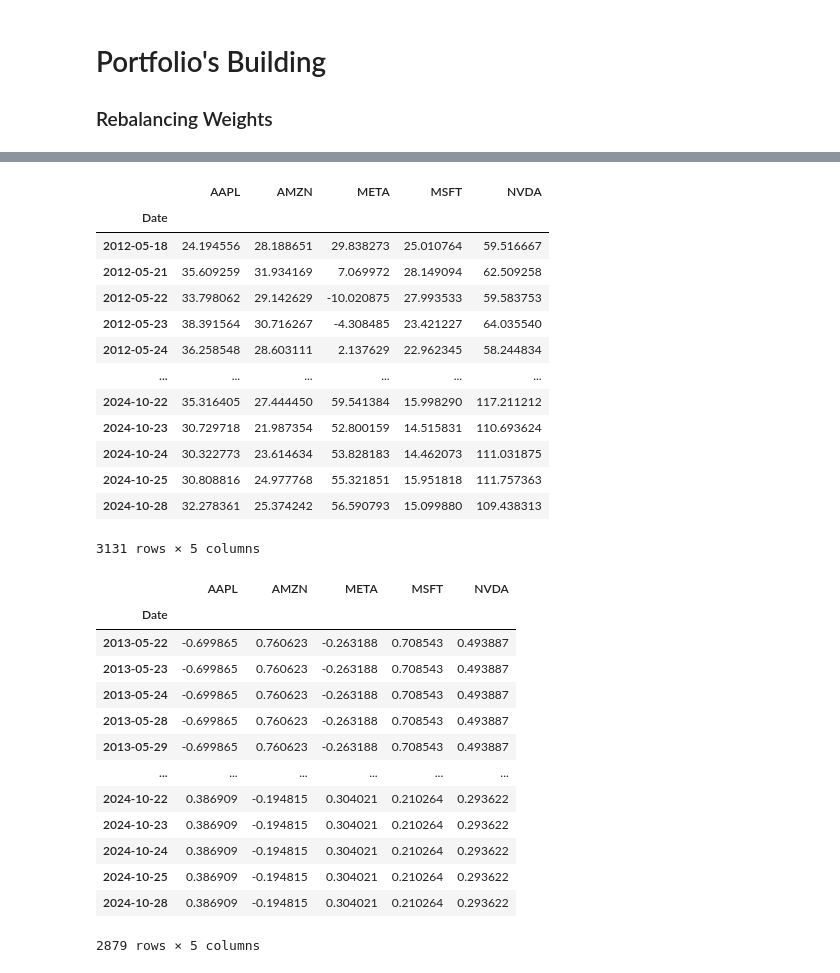
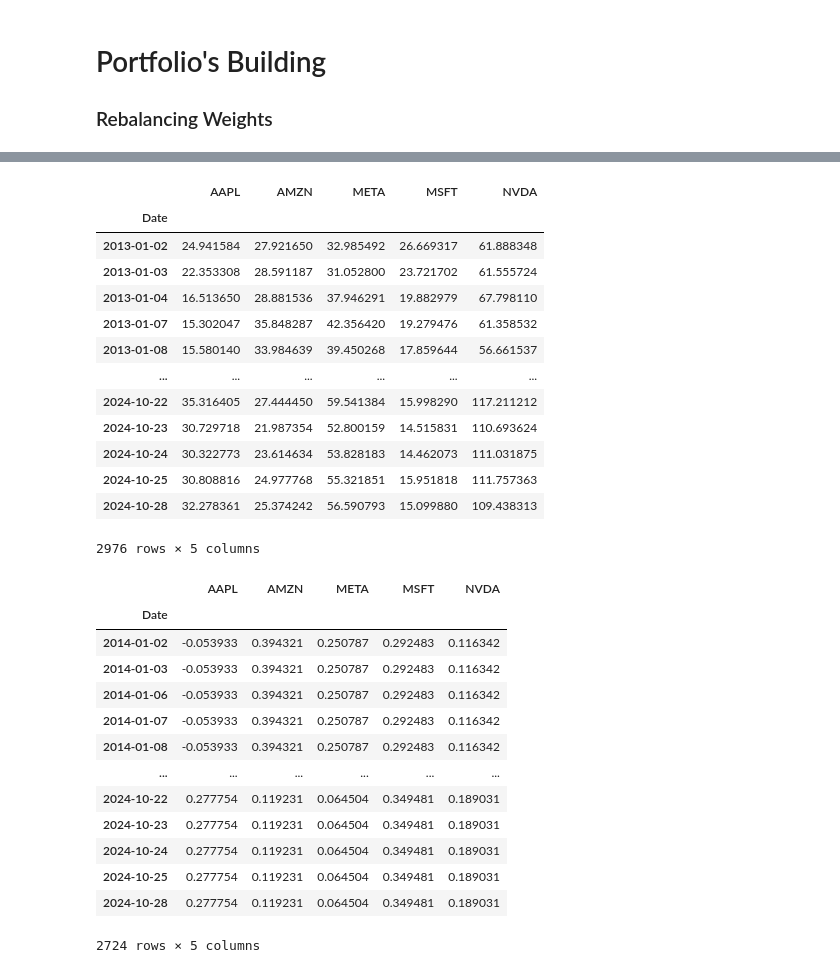
Before and after one commit to dan-the-quant/DTQ-Portfolio_Management_Course, a Jupyter notebook: Module 3 - Portfolios/Module3.5.ipynb, the cells around one changed output, grey strips where cells are left out. Cells and saved outputs as stored; diff of their text form; code cells hidden in the pictures.

```diff
--- a/Module 3 - Portfolios/Module3.5.ipynb
+++ b/Module 3 - Portfolios/Module3.5.ipynb
@@ -45,7 +45,7 @@ def import_financial_data(
     # Drop NaN's
     df_useful_data.dropna(inplace = True)
 
-    return df_useful_data.loc["2010-01-01":]
+    return df_useful_data.loc["2013-01-01":]
 # %%
 # Import Data
 
@@ -173,18 +153,18 @@ df_mean_returns
 # %% [output]
 |  | AAPL | AMZN | META | MSFT | NVDA |
 | Date |  |  |  |  |  |
-| 2012-05-18 | 24.194556 | 28.188651 | 29.838273 | 25.010764 | 59.516667 |
-| 2012-05-21 | 35.609259 | 31.934169 | 7.069972 | 28.149094 | 62.509258 |
-| 2012-05-22 | 33.798062 | 29.142629 | -10.020875 | 27.993533 | 59.583753 |
-| 2012-05-23 | 38.391564 | 30.716267 | -4.308485 | 23.421227 | 64.035540 |
-| 2012-05-24 | 36.258548 | 28.603111 | 2.137629 | 22.962345 | 58.244834 |
+| 2013-01-02 | 24.941584 | 27.921650 | 32.985492 | 26.669317 | 61.888348 |
+| 2013-01-03 | 22.353308 | 28.591187 | 31.052800 | 23.721702 | 61.555724 |
+| 2013-01-04 | 16.513650 | 28.881536 | 37.946291 | 19.882979 | 67.798110 |
+| 2013-01-07 | 15.302047 | 35.848287 | 42.356420 | 19.279476 | 61.358532 |
+| 2013-01-08 | 15.580140 | 33.984639 | 39.450268 | 17.859644 | 56.661537 |
 | ... | ... | ... | ... | ... | ... |
 | 2024-10-22 | 35.316405 | 27.444450 | 59.541384 | 15.998290 | 117.211212 |
 | 2024-10-23 | 30.729718 | 21.987354 | 52.800159 | 14.515831 | 110.693624 |
 | 2024-10-24 | 30.322773 | 23.614634 | 53.828183 | 14.462073 | 111.031875 |
 | 2024-10-25 | 30.808816 | 24.977768 | 55.321851 | 15.951818 | 111.757363 |
 | 2024-10-28 | 32.278361 | 25.374242 | 56.590793 | 15.099880 | 109.438313 |
-3131 rows × 5 columns
+2976 rows × 5 columns
 # %%
 # Let us Calculate the Weights
 
@@ -192,7 +172,7 @@ def rolling_weights(
     returns,
     desired_returns,
     window=252,
-    rebalance_freq=63
+    rebalance_freq=126
 ):
 
     # Lists to Store Things
@@ -231,24 +211,24 @@ def rolling_weights(
 # %%
 # Create the DataFrames of Returns
 
-df_weights = rolling_weights(df_returns, 0.25)
+df_weights = rolling_weights(df_returns, 0.2)
 
 df_weights
 # %% [output]
 |  | AAPL | AMZN | META | MSFT | NVDA |
 | Date |  |  |  |  |  |
-| 2013-05-22 | -0.699865 | 0.760623 | -0.263188 | 0.708543 | 0.493887 |
-| 2013-05-23 | -0.699865 | 0.760623 | -0.263188 | 0.708543 | 0.493887 |
-| 2013-05-24 | -0.699865 | 0.760623 | -0.263188 | 0.708543 | 0.493887 |
-| 2013-05-28 | -0.699865 | 0.760623 | -0.263188 | 0.708543 | 0.493887 |
-| 2013-05-29 | -0.699865 | 0.760623 | -0.263188 | 0.708543 | 0.493887 |
+| 2014-01-02 | -0.053933 | 0.394321 | 0.250787 | 0.292483 | 0.116342 |
+| 2014-01-03 | -0.053933 | 0.394321 | 0.250787 | 0.292483 | 0.116342 |
+| 2014-01-06 | -0.053933 | 0.394321 | 0.250787 | 0.292483 | 0.116342 |
+| 2014-01-07 | -0.053933 | 0.394321 | 0.250787 | 0.292483 | 0.116342 |
+| 2014-01-08 | -0.053933 | 0.394321 | 0.250787 | 0.292483 | 0.116342 |
 | ... | ... | ... | ... | ... | ... |
-| 2024-10-22 | 0.386909 | -0.194815 | 0.304021 | 0.210264 | 0.293622 |
-| 2024-10-23 | 0.386909 | -0.194815 | 0.304021 | 0.210264 | 0.293622 |
-| 2024-10-24 | 0.386909 | -0.194815 | 0.304021 | 0.210264 | 0.293622 |
-| 2024-10-25 | 0.386909 | -0.194815 | 0.304021 | 0.210264 | 0.293622 |
-| 2024-10-28 | 0.386909 | -0.194815 | 0.304021 | 0.210264 | 0.293622 |
+| 2024-10-22 | 0.277754 | 0.119231 | 0.064504 | 0.349481 | 0.189031 |
+| 2024-10-23 | 0.277754 | 0.119231 | 0.064504 | 0.349481 | 0.189031 |
+| 2024-10-24 | 0.277754 | 0.119231 | 0.064504 | 0.349481 | 0.189031 |
+| 2024-10-25 | 0.277754 | 0.119231 | 0.064504 | 0.349481 | 0.189031 |
+| 2024-10-28 | 0.277754 | 0.119231 | 0.064504 | 0.349481 | 0.189031 |
-2879 rows × 5 columns
+2724 rows × 5 columns
 # %%
 # Time Series Graphs
 plt.figure(figsize=(10, 6))
```
Also changed, not shown: parts of 18 cells of this notebook, 4 other files.
